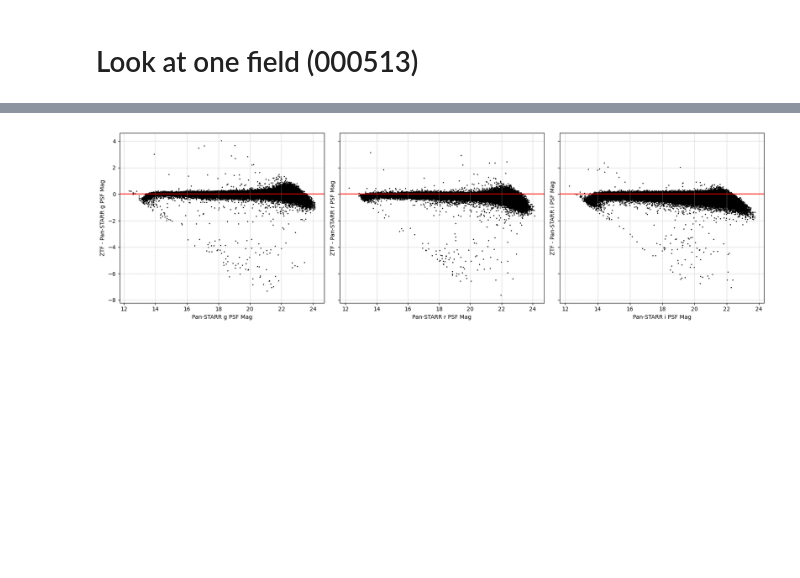
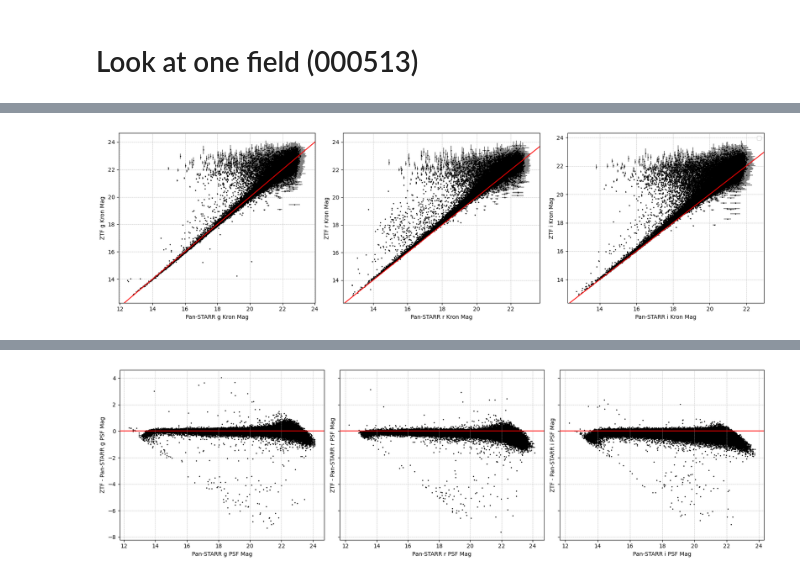
Before and after one commit to Adam-Boesky/long_transients, a Jupyter notebook: detect_transients.ipynb, the cells around one changed output, grey strips where cells are left out. Saved outputs shown, nothing was run; the diff lists cells and outputs as text; code cells hidden in the pictures; blank space fills up the shorter version.

```diff
--- a/detect_transients.ipynb
+++ b/detect_transients.ipynb
@@ -287,7 +277,7 @@ fig, axes = plt.subplots(1, 3, figsize=(17, 5))
 for ax, band in zip(axes.flatten(), BANDS):
 
     # Get the band's table
-    tab = tables[band]
+    tab = filtered_tables[band]
     print(f'Table size: {len(tab)}')
 
     # Calculate SNRs
@@ -383,0 +374,96 @@ Table size: 149344
+# %%
+fig, axes = plt.subplots(1, 3, figsize=(17, 5))
+
+for ax, band in zip(axes.flatten(), BANDS):
+
+    # Get the band's table
+    tab = filtered_tables[band]
+    print(f'Table size: {len(tab)}')
+
+    # Calculate SNRs
+    pstarr_snr = get_snr_from_mag(tab[f'PSTARR_{band}KronMag'], tab[f'PSTARR_{band}KronMagErr'], zp=25)  #TODO: Check zero points
+    ztf_snr = get_snr_from_mag(tab[f'ZTF_{band}KronMag'], tab[f'ZTF_{band}KronMagErr'], zp=tab[f'ZTF_{band}_zero_pt_mag'])
+
+    ##### BOTH #####
+    # Masks
+    both_mask = (tab['Catalog'] == 'Both') & (tab[f'PSTARR_{band}KronMag'] != -999)
+    ztf_upper_lim_mask = tab[f'ZTF_{band}_upper_lim']
+
+    # Plot
+    # Without upper lims
+    mask = both_mask & (pstarr_snr > 3) & (ztf_snr > 3) & ~ztf_upper_lim_mask & (tab['ZTF_sepExtractionFlag'] == 0)
+    ax.errorbar(
+        tab[mask][f'ZTF_{band}KronMag'],
+        tab[mask][f'PSTARR_{band}KronMag'],
+        xerr=tab[mask][f'ZTF_{band}KronMagErr'],
+        yerr=tab[mask][f'PSTARR_{band}KronMagErr'],
+        color='k',
+        linestyle="None",
+        fmt="o",
+        markersize=1,
+        ecolor='gray',
+    )
+    # # Just upper lims
+    # mask = both_mask & (pstarr_snr > 3) & ztf_upper_lim_mask
+    # print(f'Plotting {np.sum(mask)} / {np.sum(ztf_upper_lim_mask)} upper limits')
+    # ax.errorbar(
+    #     tab[mask][f'ZTF_{band}PSFMag'],
+    #     tab[mask][f'PSTARR_{band}PSFMag'],
+    #     xerr=[0.25 for _ in range(np.sum(mask))],
+    #     yerr=tab[mask][f'PSTARR_{band}PSFMagErr'],
+    #     xuplims=True,
+    #     color='k',
+    #     linestyle="None",
+    #     fmt="o",
+    #     markersize=1,
+    #     ecolor='gray',
+    # )
+
+    # ##### Only in PSTARR #####
+    # # Mask
+    # pstarr_mask = (tab['Catalog'] == 'PSTARR') & (tab[f'PSTARR_{band}PSFMag'] != -999) & (tab[f'PSTARR_{band}PSFMagErr'] != -999)
+    # mask = pstarr_mask & (pstarr_snr > 3)
+
+    # # Plot
+    # upper_lims = [UPPER_LIMIT_MAGS['ztf'][band] for _ in range(np.sum(mask))]
+    # ax.errorbar(
+    #     upper_lims,
+    #     tab[mask][f'PSTARR_{band}PSFMag'],
+    #     xerr=[0.25 for _ in range(len(upper_lims))],
+    #     yerr=tab[mask][f'PSTARR_{band}PSFMagErr'],
+    #     xuplims=True,
+    #     color='blue',
+    #     linestyle="None",
+    #     fmt="o",
+    #     markersize=1,
+    # )
+
+    # ##### Only in ZTF #####
+    # # Mask
+    # ztf_mask = (tab['Catalog'] == 'ZTF')
+    # mask = ztf_mask & (ztf_snr > 3)
+
+    # # Plot
+    # upper_lims = [UPPER_LIMIT_MAGS['pstarr'][band] for _ in range(np.sum(mask))]
+    # ax.errorbar(
+    #     tab[mask][f'ZTF_{band}PSFMag'],
+    #     upper_lims,
+    #     yerr=[0.25 for _ in range(len(upper_lims))],
+    #     xerr=tab[mask][f'ZTF_{band}PSFMagErr'],
+    #     uplims=True,
+    #     color='forestgreen',
+    #     linestyle="None",
+    #     fmt="o",
+    #     markersize=1,
+    # )
+
+    # Formatting
+    ax.axline((15, 15), slope=1, color='red', zorder=10)
+    ax.grid(lw=0.5, ls='--')
+    ax.set_ylabel(f'ZTF {band} Kron Mag')
+    ax.set_xlabel(f'Pan-STARR {band} Kron Mag')
+
+axes[-1].legend(markerscale=5)
+plt.tight_layout()
+plt.show()
+# %% [output]
@@ -383,0 +473 @@ Table size: 149344
+[figure, added]
```
Also changed, not shown: parts of 28 cells of this notebook, 8 other files.
